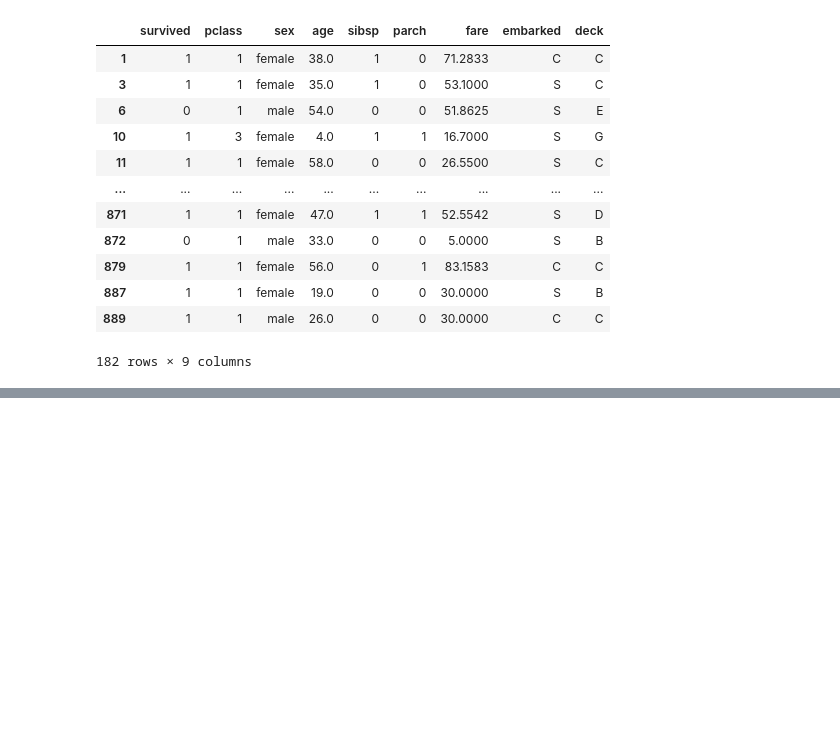
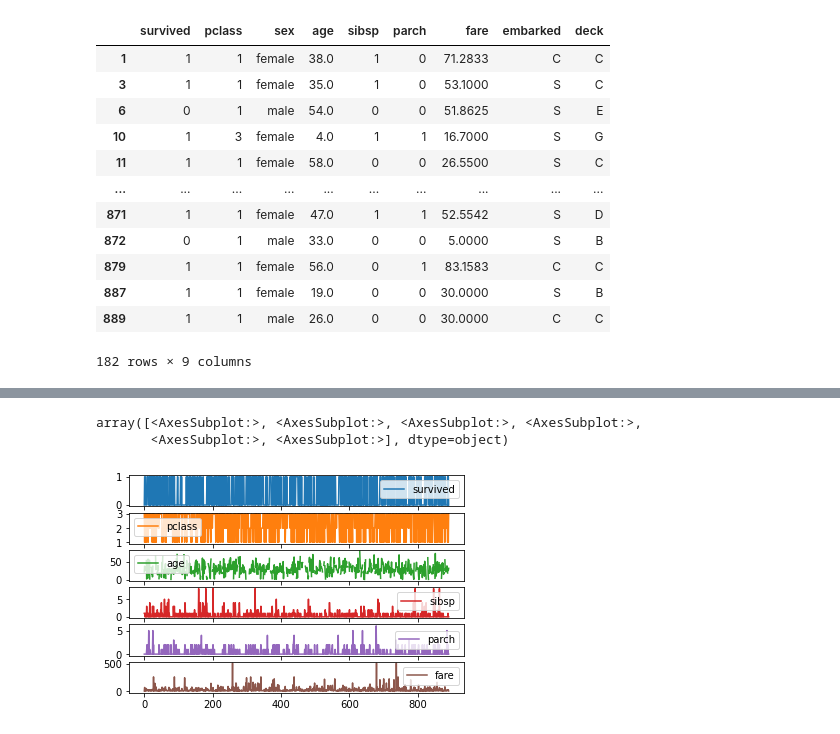
Before and after one commit to davidainslie/binance, a Jupyter notebook: src/numpy-pandas-matplotlib-seaborn.ipynb, the cells around one changed output, grey strips where cells are left out. Drawn from its saved outputs; the diff is of its cells as text; code cells hidden in the pictures; blank space fills up the shorter version.

```diff
--- a/src/numpy-pandas-matplotlib-seaborn.ipynb
+++ b/src/numpy-pandas-matplotlib-seaborn.ipynb
@@ -1526,0 +1557,6 @@ titanicWithoutNAs.to_csv("titanic-without-na.csv", index = False)
+# %%
+titanic.plot(subplots = True)
+# %% [output]
+array([<AxesSubplot:>, <AxesSubplot:>, <AxesSubplot:>, <AxesSubplot:>,
+       <AxesSubplot:>, <AxesSubplot:>], dtype=object)
+[figure, added]
```
Also changed, not shown: parts of 25 cells of this notebook, 1 other file.
